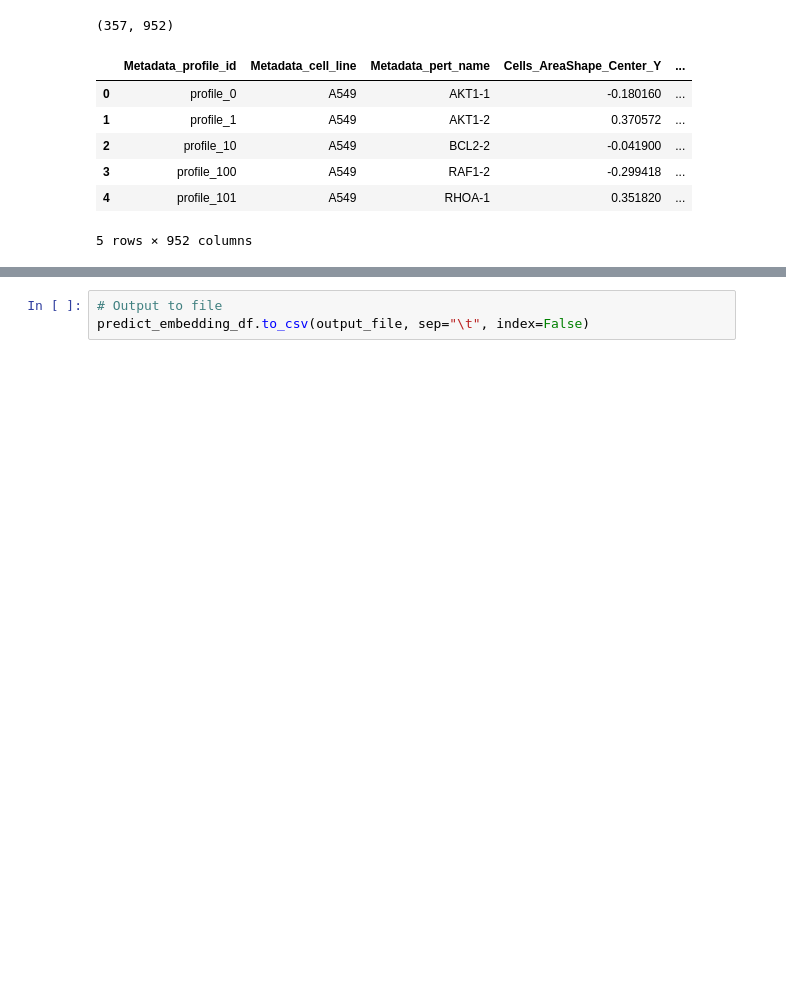
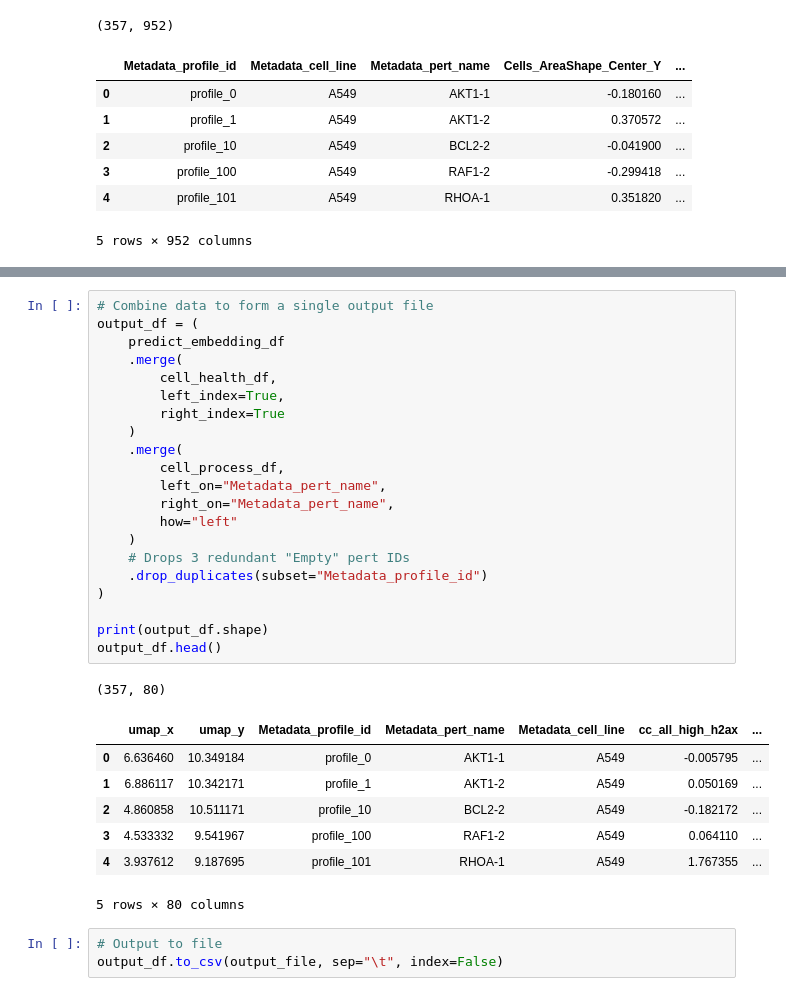
Before and after one commit to broadinstitute/cell-health, a Jupyter notebook: 3.train/10.crispr-umap.ipynb, the cells around one changed output, grey strips where cells are left out. Cells and saved outputs as stored; diff of their text form; blank space fills up the shorter version.

```diff
--- a/3.train/10.crispr-umap.ipynb
+++ b/3.train/10.crispr-umap.ipynb
@@ -112,3 +104,33 @@ def fuzzy_simplicial_set(
+# %%
+# Combine data to form a single output file
+output_df = (
+    predict_embedding_df
+    .merge(
+        cell_health_df,
+        left_index=True,
+        right_index=True
+    )
+    .merge(
+        cell_process_df,
+        left_on="Metadata_pert_name",
+        right_on="Metadata_pert_name",
+        how="left"
+    )
+    # Drops 3 redundant "Empty" pert IDs
+    .drop_duplicates(subset="Metadata_profile_id")
+)
+
+print(output_df.shape)
+output_df.head()
+# %% [output]
+(357, 80)
+|  | umap_x | umap_y | Metadata_profile_id | Metadata_pert_name | Metadata_cell_line | cc_all_high_h2ax | ... |
+| 0 | 6.636460 | 10.349184 | profile_0 | AKT1-1 | A549 | -0.005795 | ... |
+| 1 | 6.886117 | 10.342171 | profile_1 | AKT1-2 | A549 | 0.050169 | ... |
+| 2 | 4.860858 | 10.511171 | profile_10 | BCL2-2 | A549 | -0.182172 | ... |
+| 3 | 4.533332 | 9.541967 | profile_100 | RAF1-2 | A549 | 0.064110 | ... |
+| 4 | 3.937612 | 9.187695 | profile_101 | RHOA-1 | A549 | 1.767355 | ... |
+5 rows × 80 columns
 # %%
 # Output to file
-predict_embedding_df.to_csv(output_file, sep="\t", index=False)
+output_df.to_csv(output_file, sep="\t", index=False)
```
Also changed, not shown: parts of 8 cells of this notebook, 3 other files.
